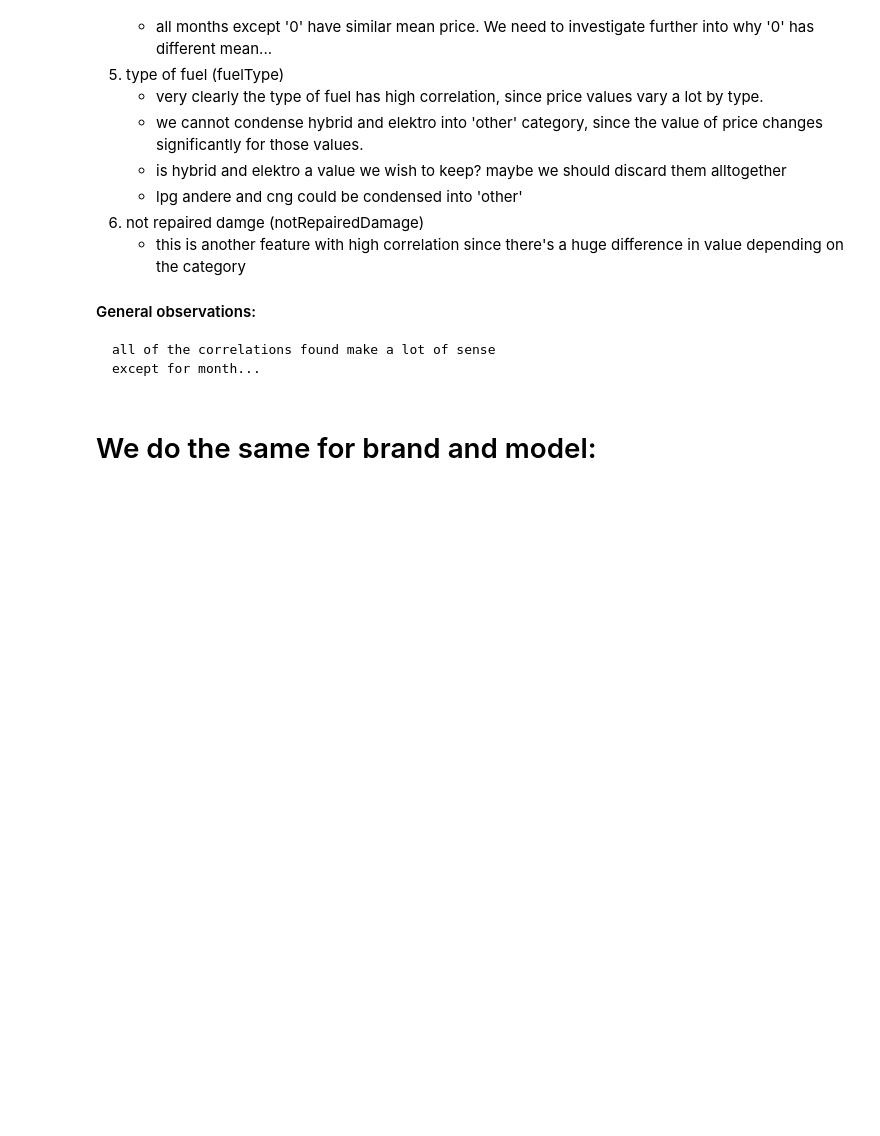
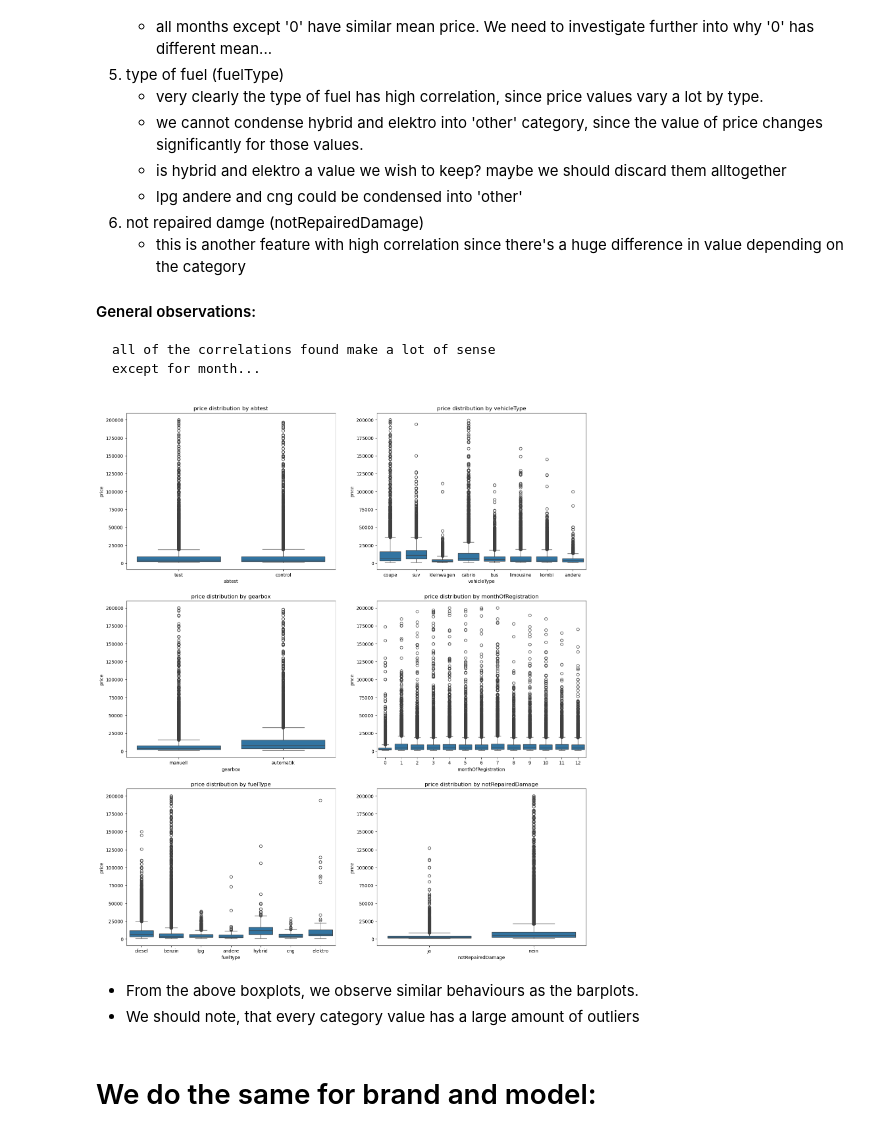
Before and after one commit to hadjoullis/epl448, a Jupyter notebook: demo.ipynb, the cells around one changed output. Drawn from its saved outputs; the diff is of its cells as text; code cells hidden in the pictures; blank space fills up the shorter version.

Commit message:
almost finished categorical, need analysis on latest results

```diff
--- a/demo.ipynb
+++ b/demo.ipynb
@@ -551,6 +523,24 @@ for feature in categorical_features:
 #### General observations:
     all of the correlations found make a lot of sense
     except for month...
+# %%
+# Barplots: Visualize statistical measures (mean, std, median) of price for each category of a categorical variable.
+categorical_features = ['abtest', 'vehicleType', 'gearbox', 'monthOfRegistration', 'fuelType', 'notRepairedDamage']
+nrows, ncols = 3, 2
+fig, axs = plt.subplots(nrows, ncols, figsize=(18,21))
+i,j = 0,0
+for feature in categorical_features:
+    sns.boxplot(y='price', x=feature, data=df, ax=axs[i,j])
+    axs[i,j].set_title(f"price distribution by {feature}")
+    j = j + 1
+    if j % ncols == 0:
+        i = i + 1
+        j = 0
+# %% [output]
+[figure, added]
+# %% [markdown]
+* From the above boxplots, we observe similar behaviours as the barplots.
+* We should note, that every category value has a large amount of outliers
 # %% [markdown]
 # We do the same for brand and model:
 # %%
```
Also changed, not shown: parts of 20 cells of this notebook.
